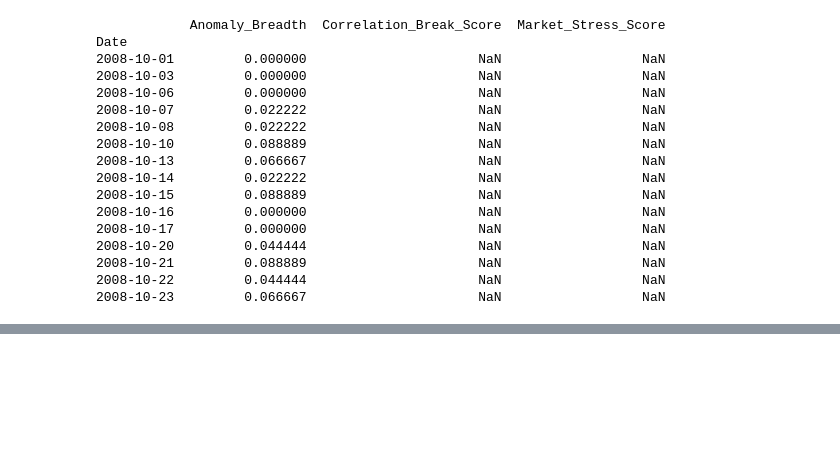
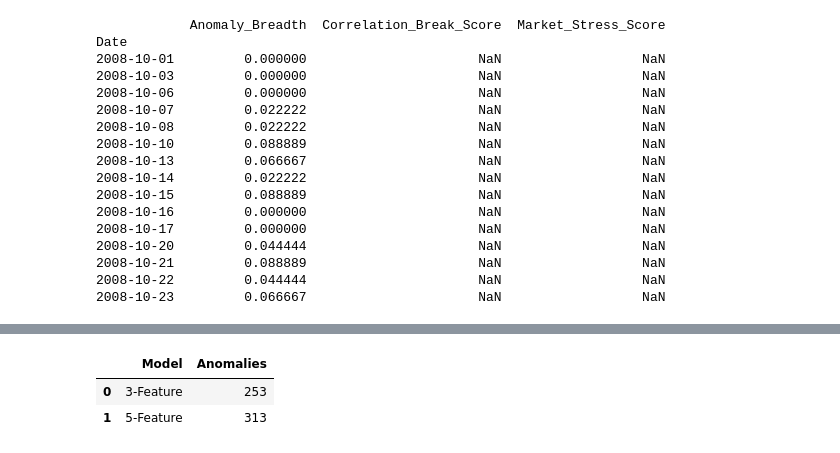
Before and after one commit to StardustEnigma/MarketLens, a Jupyter notebook: Project.ipynb, the cells around one changed output, grey strips where cells are left out. Saved outputs shown, nothing was run; the diff lists cells and outputs as text; code cells hidden in the pictures; blank space fills up the shorter version.

```diff
--- a/Project.ipynb
+++ b/Project.ipynb
@@ -1498,4 +1498,4 @@ adjusted_prices['TATAMOTORS'] = tata['Adj Close'].squeeze()
 # %%
 adjusted_returns['TATAMOTORS'] = adjusted_prices['TATAMOTORS'].pct_change()
 # %%
-adj_returns_df['TATAMOTORS'] = adjusted_returns['TATAMOTORS'].values
+# adj_returns_df['TATAMOTORS'] = adjusted_returns['TATAMOTORS'].values
@@ -2654,3 +2652,7 @@ Date
 2008-10-13             0.187794                   0                   3
 2008-10-21             0.135722                   0                   4
 2008-10-14             0.048192                   0                   1
+# %%
+df['VWAP_Deviation'] = (
+    (df['Close'] - df['VWAP']) / df['VWAP']
+)
@@ -2656,0 +2671,6 @@ Date
+# %%
+df['Turnover_Ratio'] = (
+    df['Turnover'] /
+    df.groupby('CanonicalSymbol')['Turnover']
+      .transform(lambda x: x.rolling(20).mean())
+)
@@ -2656,0 +3024,14 @@ Date
+# %%
+comparison = pd.DataFrame({
+    'Model': ['3-Feature', '5-Feature'],
+    'Anomalies': [
+        (test_df['Anomaly'] == -1).sum(),
+        (test_df_5['Anomaly'] == -1).sum()
+    ]
+})
+
+comparison
+# %% [output]
+|  | Model | Anomalies |
+| 0 | 3-Feature | 253 |
+| 1 | 5-Feature | 313 |
```
Also changed, not shown: parts of 69 cells of this notebook, 8 other files.
